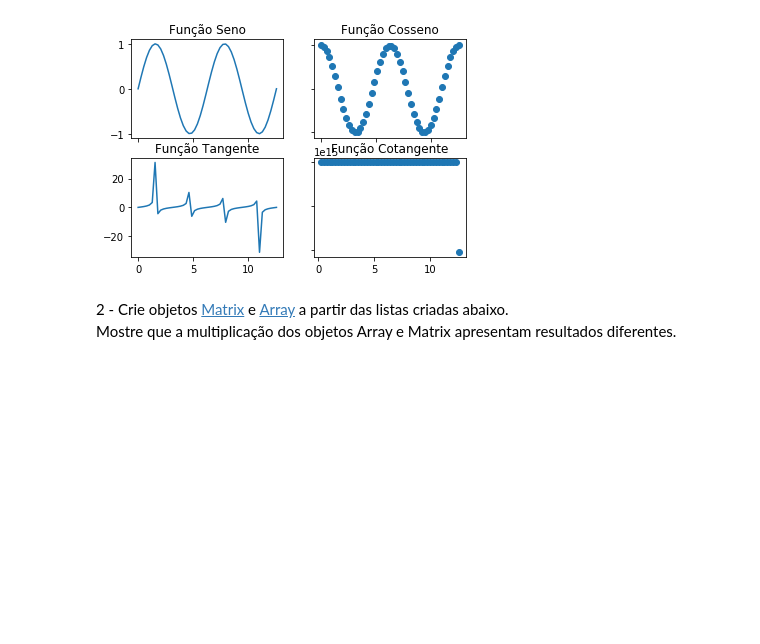
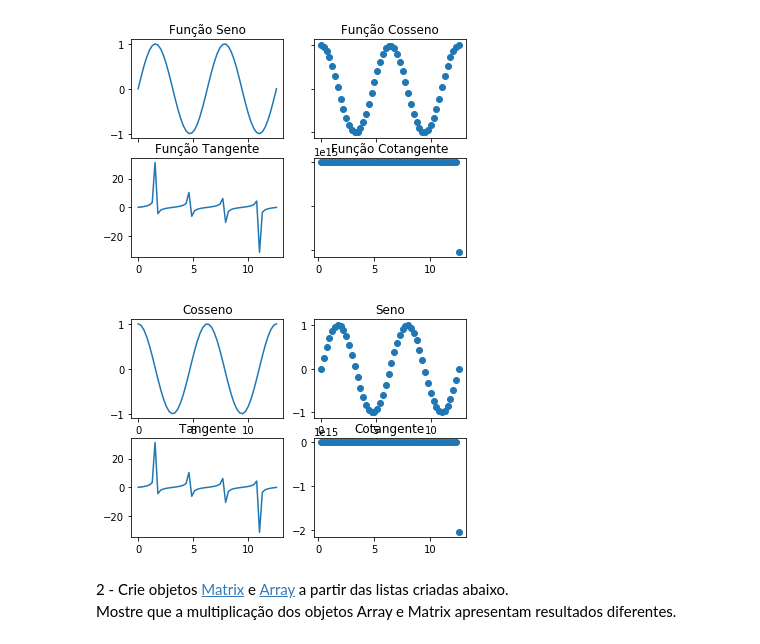
Before and after one commit to tuliogv/FGV_Programming_Languages, a Jupyter notebook: Python/Exercicios/Avaliacoes/Quizz_numpy_matplotlib_pandas.ipynb, the cells around one changed output. Saved outputs shown, nothing was run; the diff lists cells and outputs as text; code cells hidden in the pictures; blank space fills up the shorter version.

```diff
--- a/Python/Exercicios/Avaliacoes/Quizz_numpy_matplotlib_pandas.ipynb
+++ b/Python/Exercicios/Avaliacoes/Quizz_numpy_matplotlib_pandas.ipynb
@@ -25,6 +25,21 @@ plt.setp([a.get_yticklabels() for a in ax[:, 1]], visible=False)
 plt.show()
 # %% [output]
 [figure]
+# %%
+f, axarr = plt.subplots(2, 2)
+a=np.linspace(0,4*np.pi)
+axarr[0, 0].plot(a,np.cos(a))
+axarr[0, 0].set_title('Cosseno')
+axarr[0, 1].scatter(a,np.sin(a))
+axarr[0, 1].set_title('Seno')
+axarr[1, 0].plot(a,np.tan(a))
+axarr[1, 0].set_title('Tangente')
+axarr[1, 1].scatter(a,(np.cos(a))/(np.sin(a)))
+axarr[1, 1].set_title('Cotangente')
+#Fine-tune figure; hide x ticks for top plots and y ticks for right plots
+plt.show()
+# %% [output]
+[figure, added]
 # %% [markdown]
 2 - Crie objetos [Matrix](https://docs.scipy.org/doc/numpy/reference/generated/numpy.matrix.html) e [Array](https://docs.scipy.org/doc/numpy-1.15.1/reference/generated/numpy.array.html) a partir das listas criadas abaixo.
 Mostre que a multiplicação dos objetos Array e Matrix apresentam resultados diferentes.
```
Also changed, not shown: parts of 9 cells of this notebook.
